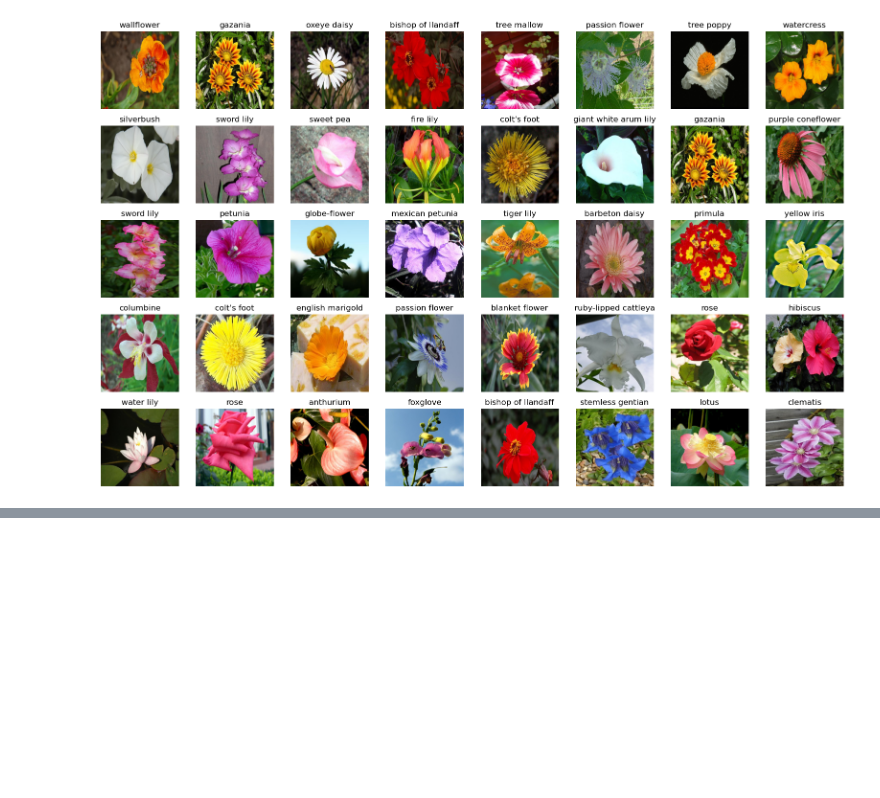
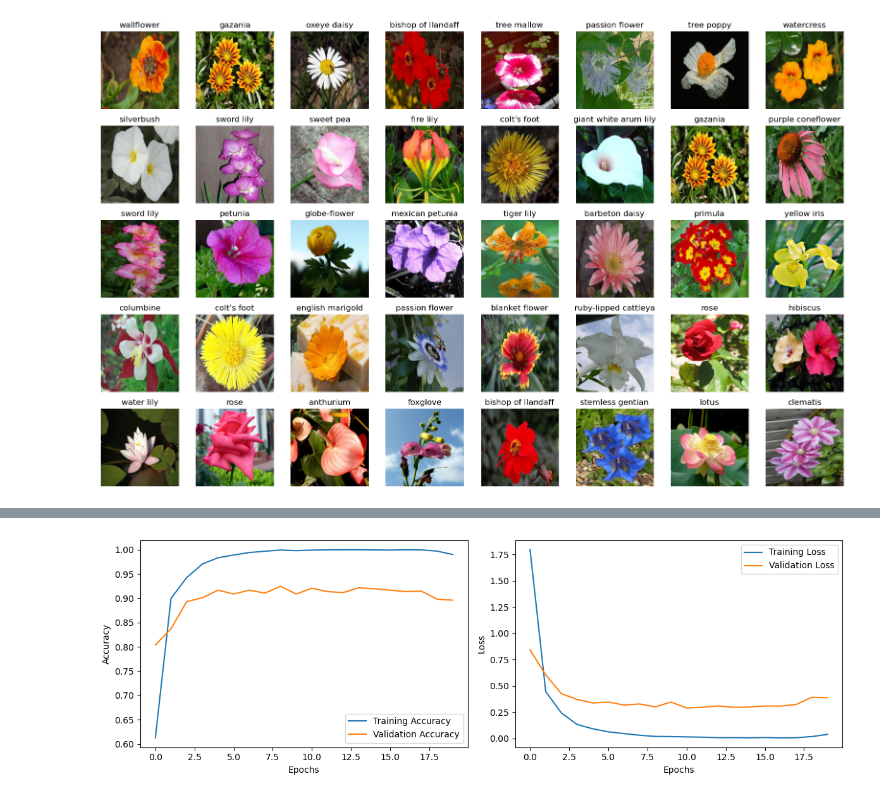
Before and after one commit to pgyy/Flower-Go-backend, a Jupyter notebook: classifier.ipynb, the cells around one changed output, grey strips where cells are left out. Drawn from its saved outputs; the diff is of its cells as text; code cells hidden in the pictures; blank space fills up the shorter version.

Commit message:
Wrote and tested classifier
90% accuracy on test data

```diff
--- a/classifier.ipynb
+++ b/classifier.ipynb
@@ -174,3 +174,22 @@ label_binarizer = LabelBinarizer()
 y_train_cat = label_binarizer.fit_transform(y_train)
 y_test_cat = label_binarizer.transform(y_test)
 y_val_cat = label_binarizer.transform(y_val)
+# %%
+def create_finetuned_model(base_model, num_classes):
+    model = Sequential([
+        base_model,
+        GlobalAveragePooling2D(),
+        Dense(1024, activation='relu'),
+        Dense(102, activation='softmax')
+    ])
+    return model
+# %%
+densenet121_base = DenseNet121(weights='imagenet', include_top=False, input_shape=(240, 240, 3))
+for layer in densenet121_base.layers:
+    layer.trainable = False
+# %%
+num_classes = 102
+densenet121_model = create_finetuned_model(densenet121_base, num_classes)
+# %%
+densenet121_model.compile(optimizer='adam', loss='categorical_crossentropy', metrics=[ 'accuracy'])
+densenet_history=densenet121_model.fit(X_train, y_train_cat, epochs=20,batch_size= 64, validation_data=(X_val, y_val_cat))
@@ -176,0 +214,28 @@ y_val_cat = label_binarizer.transform(y_val)
+# %%
+#densenet history plot
+training_accuracy = densenet_history.history['accuracy']
+validation_accuracy = densenet_history.history['val_accuracy']
+training_loss = densenet_history.history['loss']
+validation_loss = densenet_history.history['val_loss']
+
+# Plot training and validation accuracy
+plt.figure(figsize=(12, 4))
+plt.subplot(1, 2, 1)
+plt.plot(training_accuracy, label='Training Accuracy')
+plt.plot(validation_accuracy, label='Validation Accuracy')
+plt.xlabel('Epochs')
+plt.ylabel('Accuracy')
+plt.legend()
+
+# Plot training and validation loss
+plt.subplot(1, 2, 2)
+plt.plot(training_loss, label='Training Loss')
+plt.plot(validation_loss, label='Validation Loss')
+plt.xlabel('Epochs')
+plt.ylabel('Loss')
+plt.legend()
+
+plt.tight_layout()
+plt.show()
+# %% [output]
+[figure, added]
```
Also changed, not shown: parts of 2 cells of this notebook.
